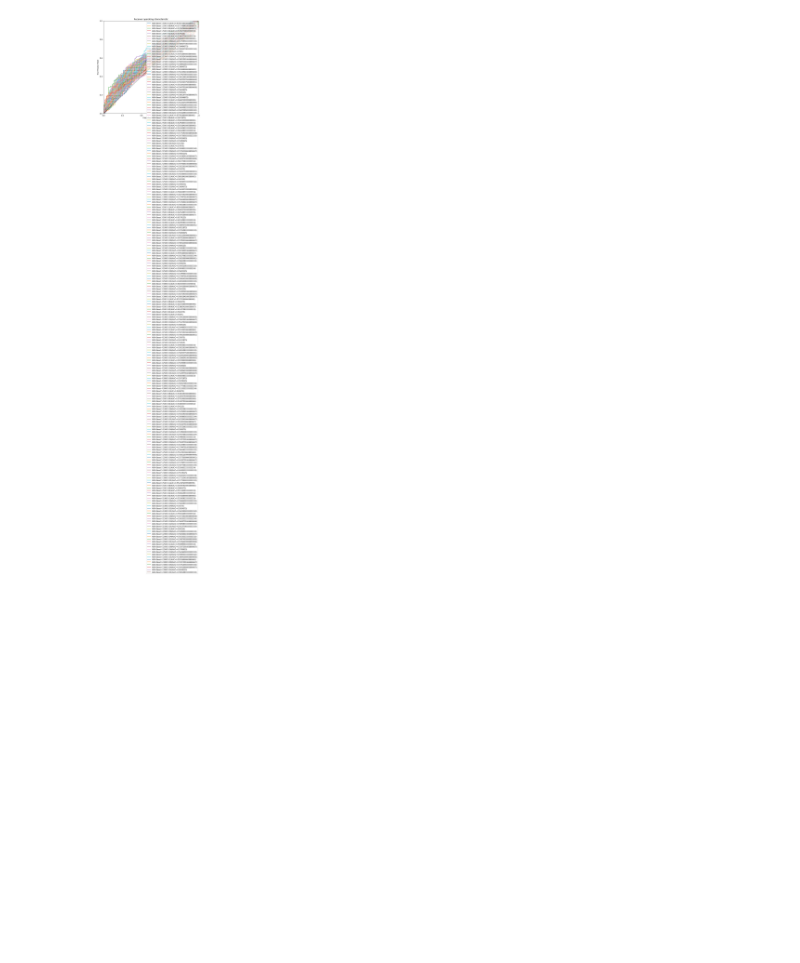
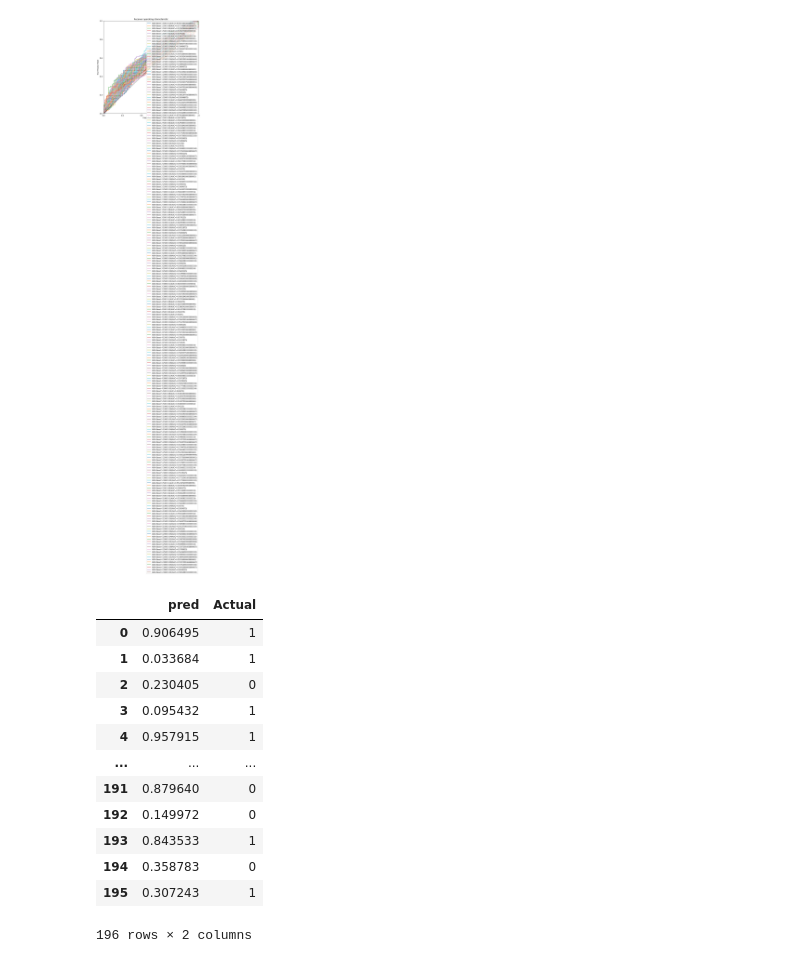
Before and after one commit to virajthakkar/DS-GA-1001-Project, a Jupyter notebook: Project Modeling New Target - Param.ipynb, the cells around one changed output. Drawn from its saved outputs; the diff is of its cells as text; code cells hidden in the pictures; blank space fills up the shorter version.

```diff
--- a/Project Modeling New Target - Param.ipynb
+++ b/Project Modeling New Target - Param.ipynb
@@ -234,3 +234,29 @@ for depth in max_depths:
 plot_roc_curve(y_test, prediction_probabilities, classifier_names)
 # %% [output]
 [figure]
+# %%
+from sklearn.ensemble import AdaBoostClassifier
+
+clf = AdaBoostClassifier(DecisionTreeClassifier(max_depth=5), n_estimators=500, random_state=0, learning_rate=0.01)
+clf.fit(X_train,y_train)
+
+new_df = pd.DataFrame()
+
+new_df['pred'] = clf.predict_proba(X_test)[:,0]
+new_df['Actual'] = np.array(y_test)
+
+new_df
+# %% [output]
+|  | pred | Actual |
+| 0 | 0.906495 | 1 |
+| 1 | 0.033684 | 1 |
+| 2 | 0.230405 | 0 |
+| 3 | 0.095432 | 1 |
+| 4 | 0.957915 | 1 |
+| ... | ... | ... |
+| 191 | 0.879640 | 0 |
+| 192 | 0.149972 | 0 |
+| 193 | 0.843533 | 1 |
+| 194 | 0.358783 | 0 |
+| 195 | 0.307243 | 1 |
+196 rows × 2 columns
```
Also changed, not shown: parts of 6 cells of this notebook.
